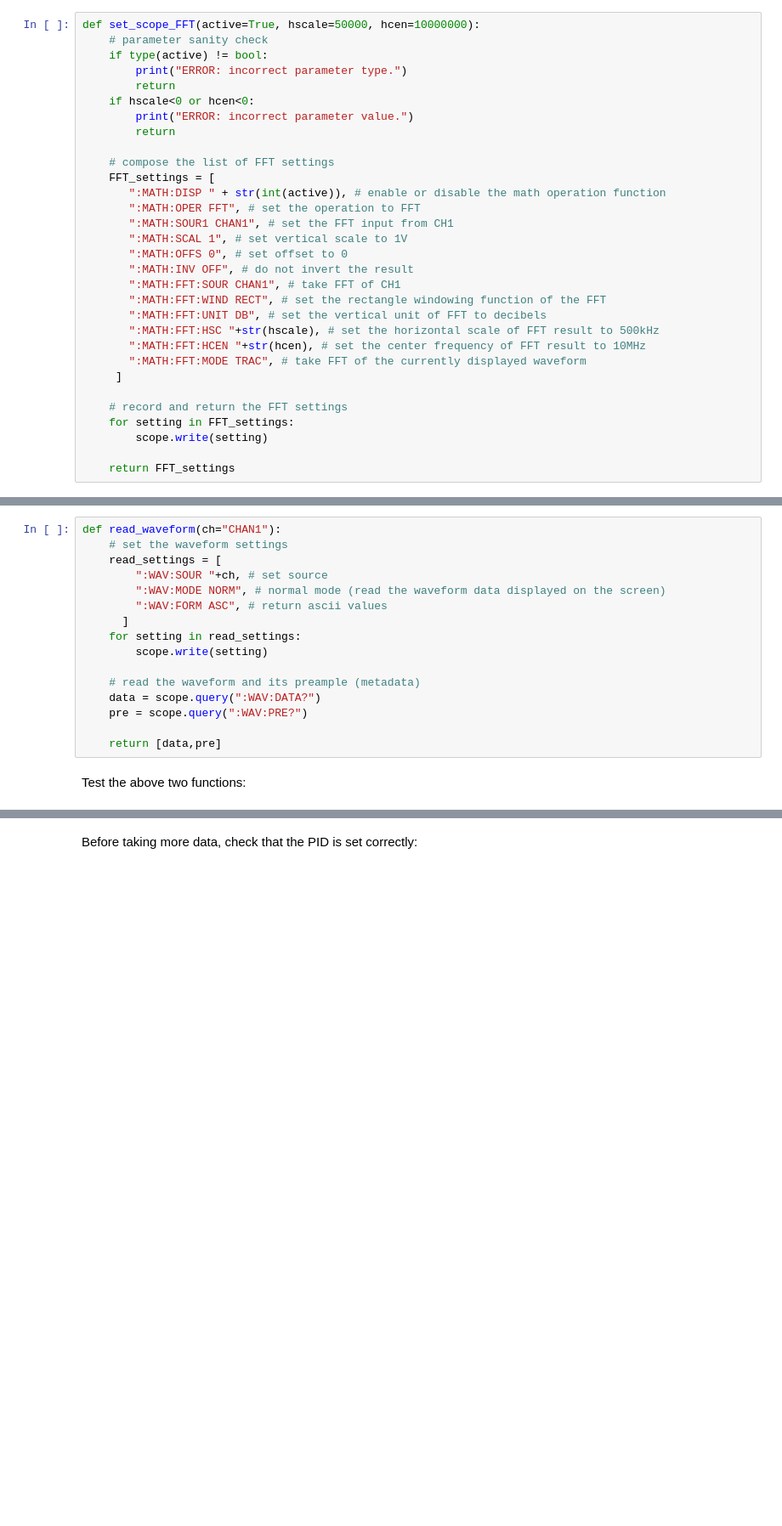
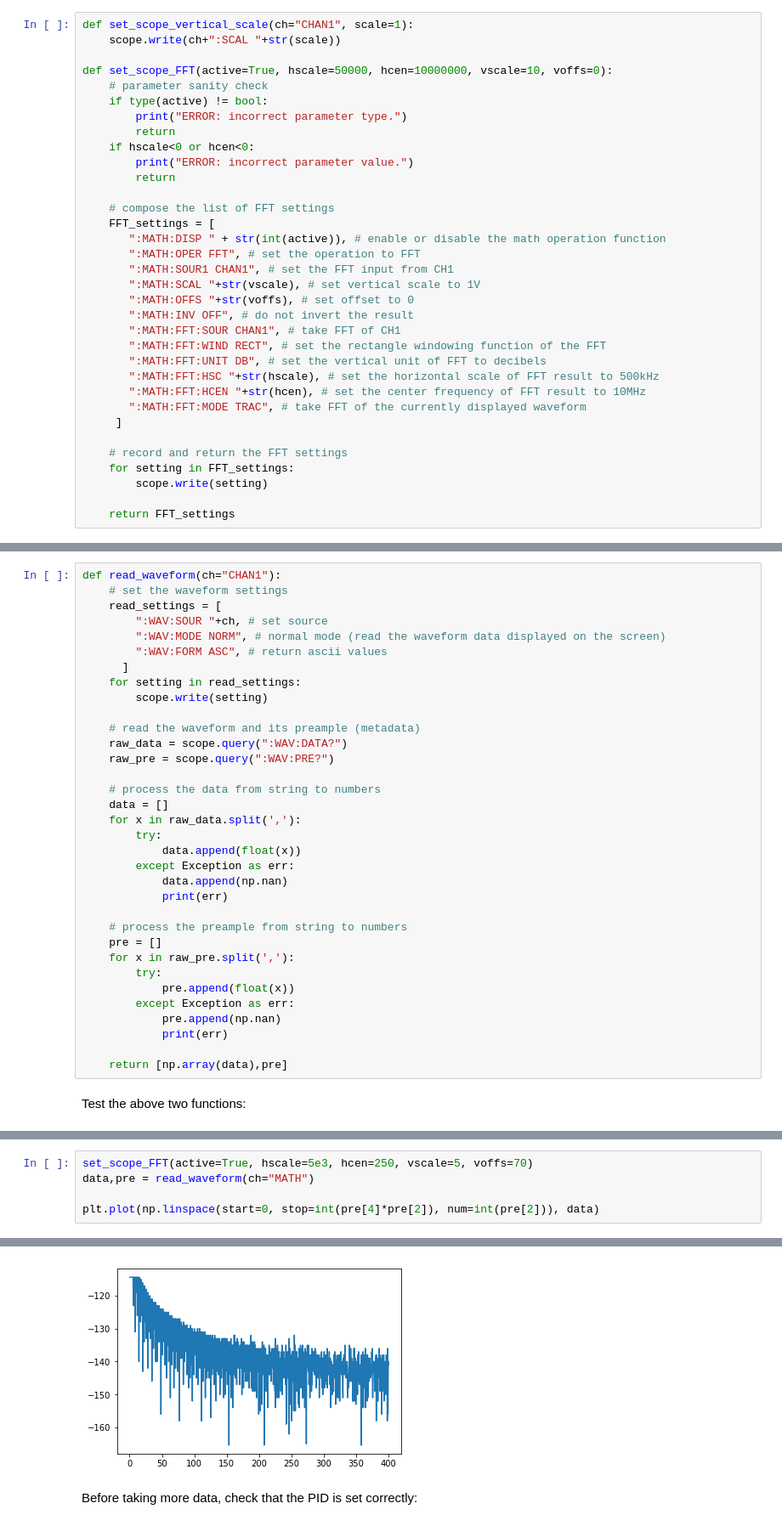
Before and after one commit to js216/FPGA-codes, a Jupyter notebook: 8 PID RS232/testing/USB RS232 FPGA PID DDS PCB.ipynb, the cells around one changed output, grey strips where cells are left out. Shown: that part at 85% size. Drawn from its saved outputs; the diff is of its cells as text; blank space fills up the shorter version.

Commit message:
more data

```diff
--- a/8 PID RS232/testing/USB RS232 FPGA PID DDS PCB.ipynb
+++ b/8 PID RS232/testing/USB RS232 FPGA PID DDS PCB.ipynb
@@ -949,5 +949,8 @@ Define the scope function to setup the FFT:
 # %%
-def set_scope_FFT(active=True, hscale=50000, hcen=10000000):
+def set_scope_vertical_scale(ch="CHAN1", scale=1):
+    scope.write(ch+":SCAL "+str(scale))
+
+def set_scope_FFT(active=True, hscale=50000, hcen=10000000, vscale=10, voffs=0):
     # parameter sanity check
     if type(active) != bool:
         print("ERROR: incorrect parameter type.")
@@ -961,8 +964,8 @@ def set_scope_FFT(active=True, hscale=50000, hcen=10000000):
        ":MATH:DISP " + str(int(active)), # enable or disable the math operation function
        ":MATH:OPER FFT", # set the operation to FFT
        ":MATH:SOUR1 CHAN1", # set the FFT input from CH1
-       ":MATH:SCAL 1", # set vertical scale to 1V
-       ":MATH:OFFS 0", # set offset to 0
+       ":MATH:SCAL "+str(vscale), # set vertical scale to 1V
+       ":MATH:OFFS "+str(voffs), # set offset to 0
        ":MATH:INV OFF", # do not invert the result
        ":MATH:FFT:SOUR CHAN1", # take FFT of CH1
        ":MATH:FFT:WIND RECT", # set the rectangle windowing function of the FFT
@@ -991,9 +994,27 @@ def read_waveform(ch="CHAN1"):
         scope.write(setting)
 
     # read the waveform and its preample (metadata)
-    data = scope.query(":WAV:DATA?")
-    pre = scope.query(":WAV:PRE?")
+    raw_data = scope.query(":WAV:DATA?")
+    raw_pre = scope.query(":WAV:PRE?")
 
-    return [data,pre]
+    # process the data from string to numbers
+    data = []
+    for x in raw_data.split(','):
+        try:
+            data.append(float(x))
+        except Exception as err:
+            data.append(np.nan)
+            print(err)
+
+    # process the preample from string to numbers
+    pre = []
+    for x in raw_pre.split(','):
+        try:
+            pre.append(float(x))
+        except Exception as err:
+            pre.append(np.nan)
+            print(err)
+
+    return [np.array(data),pre]
 # %% [markdown]
 Test the above two functions:
@@ -1004,0 +1021,6 @@ print(pre)
+# %%
+set_scope_FFT(active=True, hscale=5e3, hcen=250, vscale=5, voffs=70)
+data,pre = read_waveform(ch="MATH")
+
+plt.plot(np.linspace(start=0, stop=int(pre[4]*pre[2]), num=int(pre[2])), data)
+# %% [output]
@@ -1005,3 +1029,4 @@ print(pre)
+[figure, added]
 # %% [markdown]
 Before taking more data, check that the PID is set correctly:
 # %%
```
Also changed, not shown: parts of 13 cells of this notebook, 1 other file.
